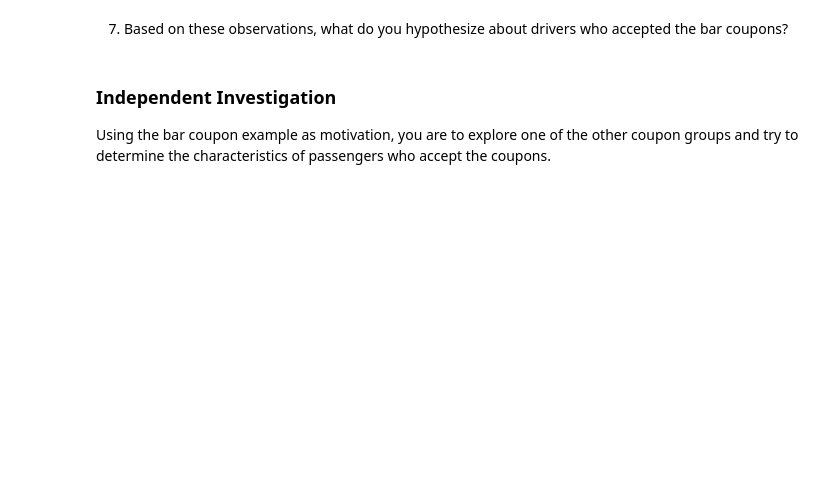
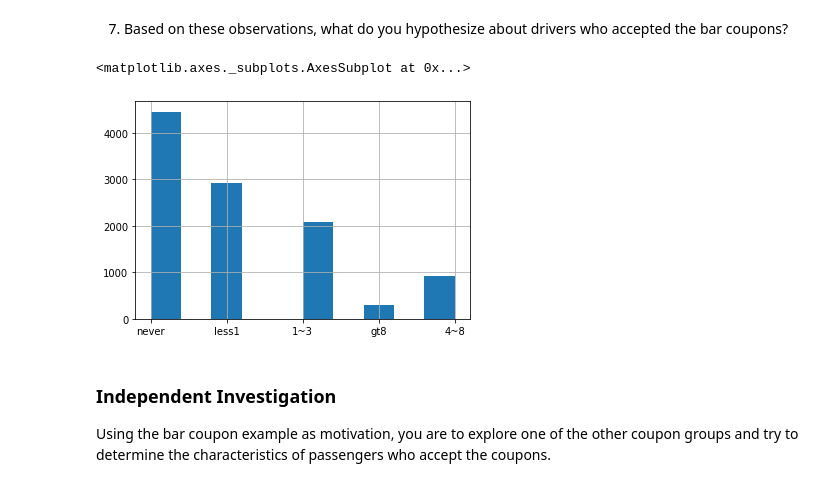
Before and after one commit to purnamididuddi/coupon_acceptance, a Jupyter notebook: coupon_analysis.ipynb, the cells around one changed output. Drawn from its saved outputs; the diff is of its cells as text; code cells hidden in the pictures; blank space fills up the shorter version.

```diff
--- a/coupon_analysis.ipynb
+++ b/coupon_analysis.ipynb
@@ -322,5 +445,11 @@ Now, we will lead you through an exploration of just the bar related coupons.
 # %% [markdown]
 7.  Based on these observations, what do you hypothesize about drivers who accepted the bar coupons?
+# %%
+non_bar_data = data.query('coupon != "Bar"')
+non_bar_data['Bar'].hist()
+# %% [output]
+<matplotlib.axes._subplots.AxesSubplot at 0x...>
+[figure, added]
 # %% [markdown]
 ### Independent Investigation
 
```
Also changed, not shown: parts of 13 cells of this notebook.
